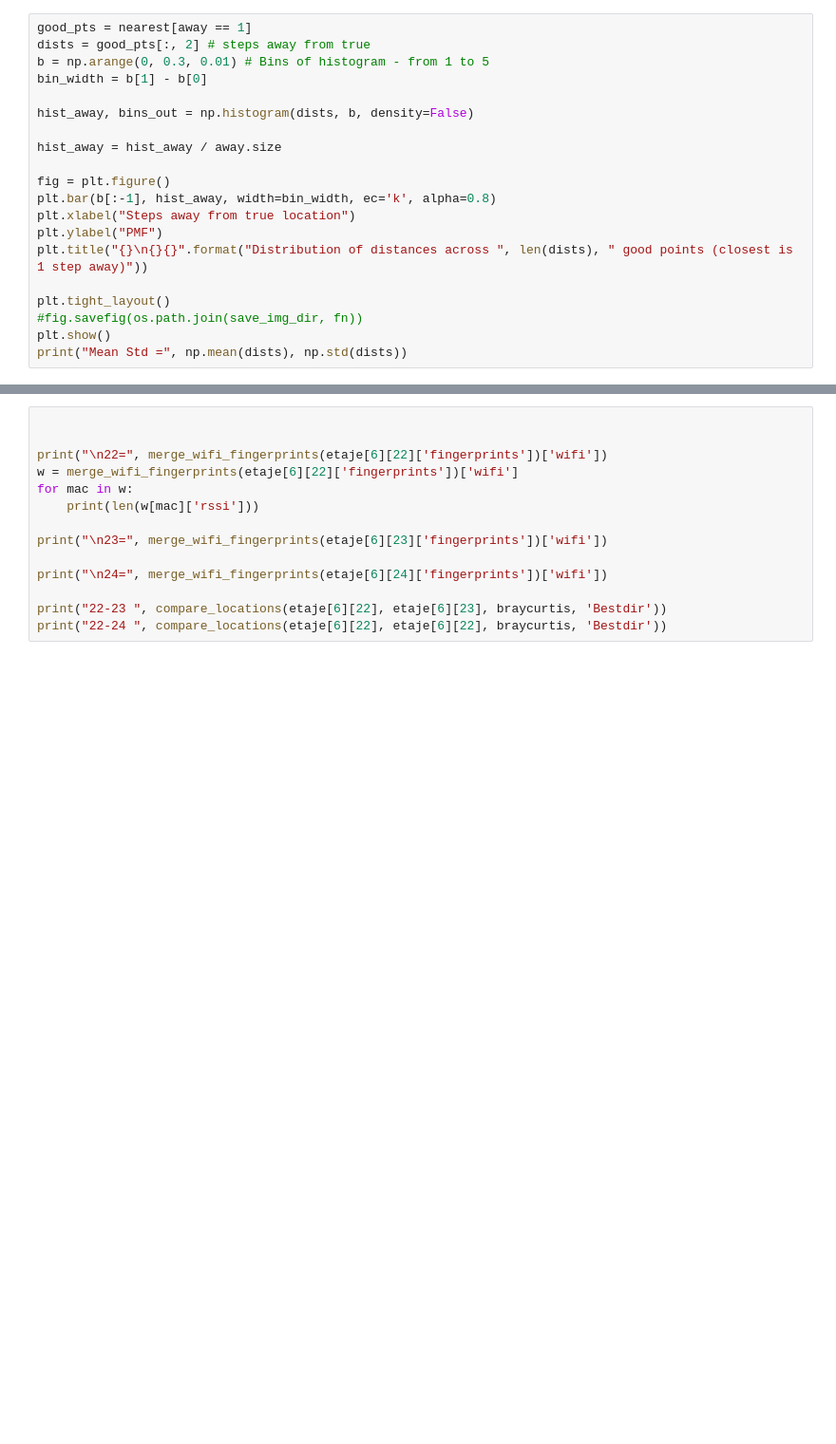
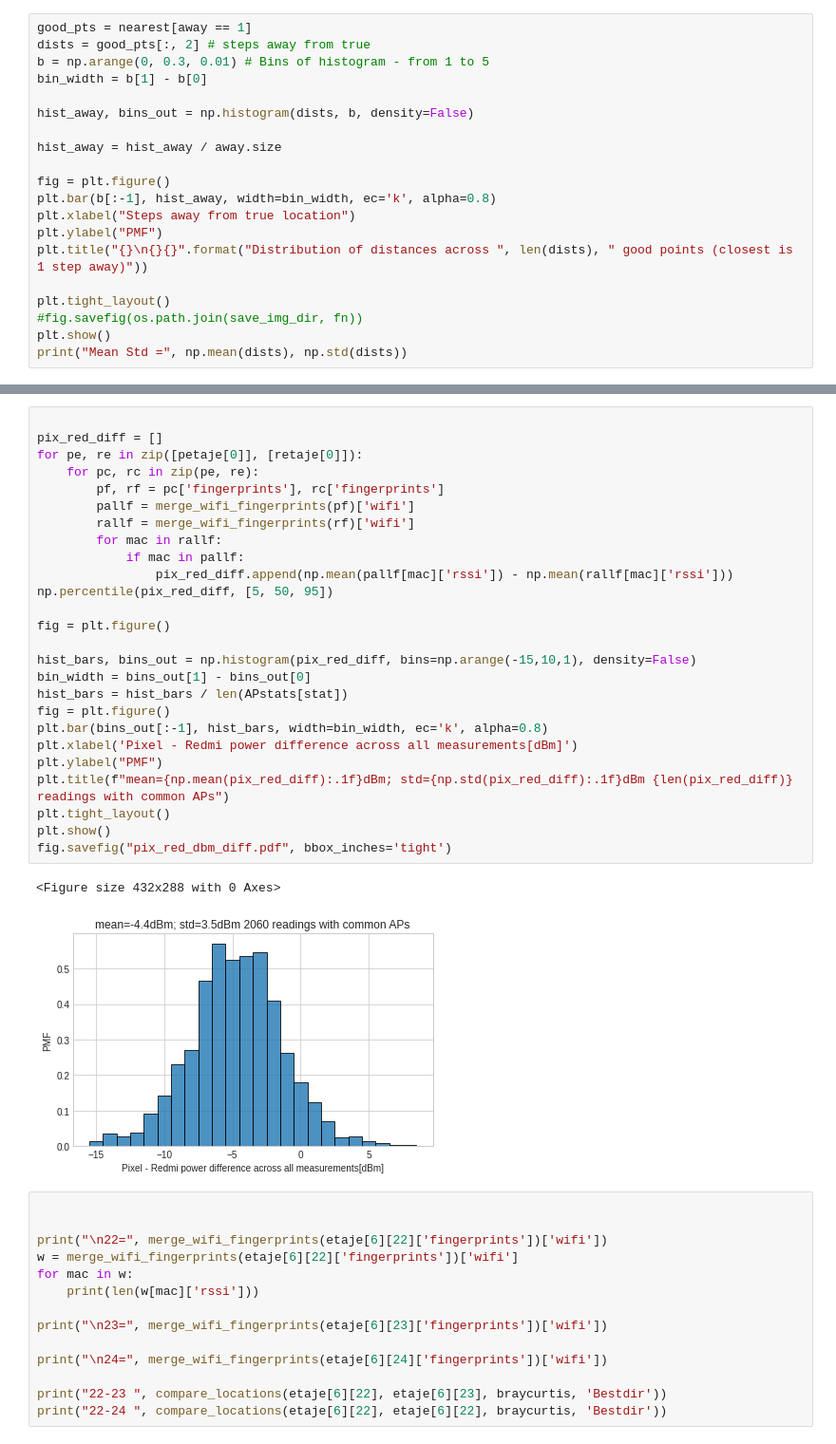
Before and after one commit to documenteinaer/similarity, a Jupyter notebook: similarity-studiu-loc.ipynb, the cells around one changed output, grey strips where cells are left out. Shown at 95% size. Drawn from its saved outputs; the diff is of its cells as text; blank space fills up the shorter version.

```diff
--- a/similarity-studiu-loc.ipynb
+++ b/similarity-studiu-loc.ipynb
@@ -655,3 +783,32 @@ fig.savefig("max_dbm_diff_4dir.pdf", bbox_inches='tight')
+# %%
+
+pix_red_diff = []
+for pe, re in zip([petaje[0]], [retaje[0]]):
+    for pc, rc in zip(pe, re):
+        pf, rf = pc['fingerprints'], rc['fingerprints']
+        pallf = merge_wifi_fingerprints(pf)['wifi']
+        rallf = merge_wifi_fingerprints(rf)['wifi']
+        for mac in rallf:
+            if mac in pallf:
+                pix_red_diff.append(np.mean(pallf[mac]['rssi']) - np.mean(rallf[mac]['rssi']))
+np.percentile(pix_red_diff, [5, 50, 95])
+
+fig = plt.figure()
+
+hist_bars, bins_out = np.histogram(pix_red_diff, bins=np.arange(-15,10,1), density=False)
+bin_width = bins_out[1] - bins_out[0]
+hist_bars = hist_bars / len(APstats[stat])
+fig = plt.figure()
+plt.bar(bins_out[:-1], hist_bars, width=bin_width, ec='k', alpha=0.8)
+plt.xlabel('Pixel - Redmi power difference across all measurements[dBm]')
+plt.ylabel("PMF")
+plt.title(f"mean={np.mean(pix_red_diff):.1f}dBm; std={np.std(pix_red_diff):.1f}dBm {len(pix_red_diff)} readings with common APs")
+plt.tight_layout()
+plt.show()
+fig.savefig("pix_red_dbm_diff.pdf", bbox_inches='tight')
+# %% [output]
+<Figure size 432x288 with 0 Axes>
+[figure, added]
 # %%
 
 
```
Also changed, not shown: parts of 7 cells of this notebook, 1 other file.
